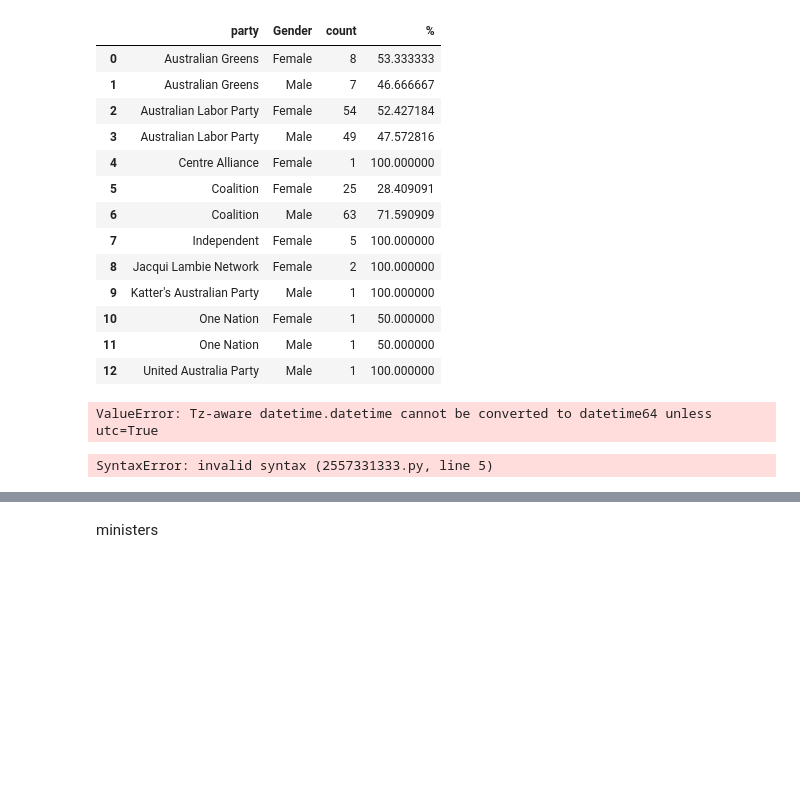
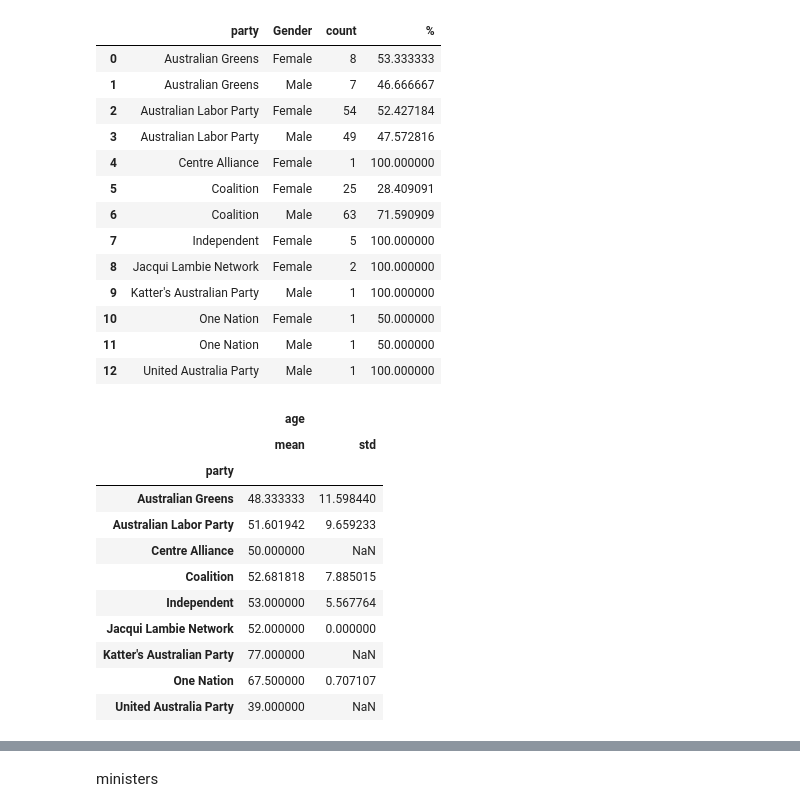
Before and after one commit to Mappboy/apemap, a Jupyter notebook: notebooks/analysis.ipynb, the cells around one changed output, grey strips where cells are left out. Saved outputs shown, nothing was run; the diff lists cells and outputs as text; code cells hidden in the pictures; blank space fills up the shorter version.

Commit message:
:bug: Fix gpkg missing tables

```diff
--- a/notebooks/analysis.ipynb
+++ b/notebooks/analysis.ipynb
@@ -77,21 +77,26 @@ party_counts
 | 10 | One Nation | Female | 1 | 50.000000 |
 | 11 | One Nation | Male | 1 | 50.000000 |
 | 12 | United Australia Party | Male | 1 | 100.000000 |
-# %%
-# update minister table set string values in dob to timestamp values in dob
-ministers["dob"] = pd.to_datetime(ministers["dob"])
-ministers["dob"].dtypes
-# %% [output]
-ValueError: Tz-aware datetime.datetime cannot be converted to datetime64 unless utc=True
 # %%
 # calculate ministers age using their date of birth grouped by party
 from datetime import date
 
 today = date.today()
-ministers.loc[~ministers["dob"].isnull() ,"age"] = pd.to_datetime(ministers["dob"]).apply(lambda x: today.year - x.year - ((today.month, today.day) < (x.month, x.day)) if x else)
+ministers["age"] = pd.to_datetime(ministers["dob"]).apply(lambda x: today.year - x.year - ((today.month, today.day) < (x.month, x.day)))
 ministers.groupby(["party"]).agg({"age": ["mean", "std"]})
 # %% [output]
-SyntaxError: invalid syntax (2557331333.py, line 5)
+|  | age |  |
+|  | mean | std |
+| party |  |  |
+| Australian Greens | 48.333333 | 11.598440 |
+| Australian Labor Party | 51.601942 | 9.659233 |
+| Centre Alliance | 50.000000 | NaN |
+| Coalition | 52.681818 | 7.885015 |
+| Independent | 53.000000 | 5.567764 |
+| Jacqui Lambie Network | 52.000000 | 0.000000 |
+| Katter's Australian Party | 77.000000 | NaN |
+| One Nation | 67.500000 | 0.707107 |
+| United Australia Party | 39.000000 | NaN |
 # %%
 import plotly.express as px
 
```
Also changed, not shown: parts of 8 cells of this notebook, 2 other files.
